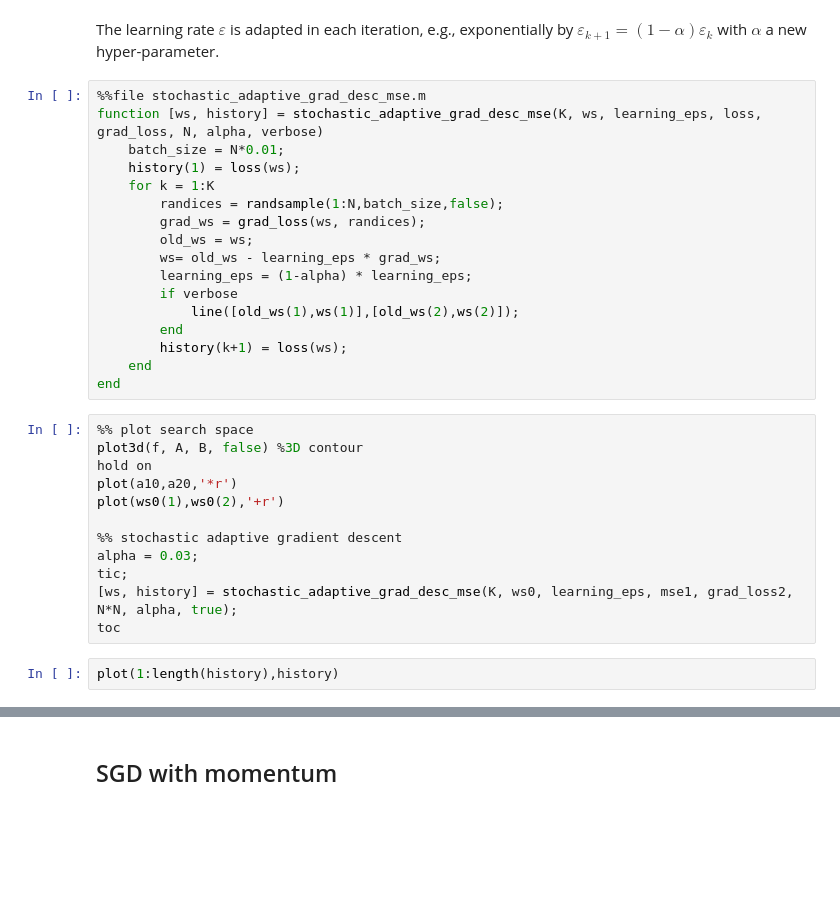
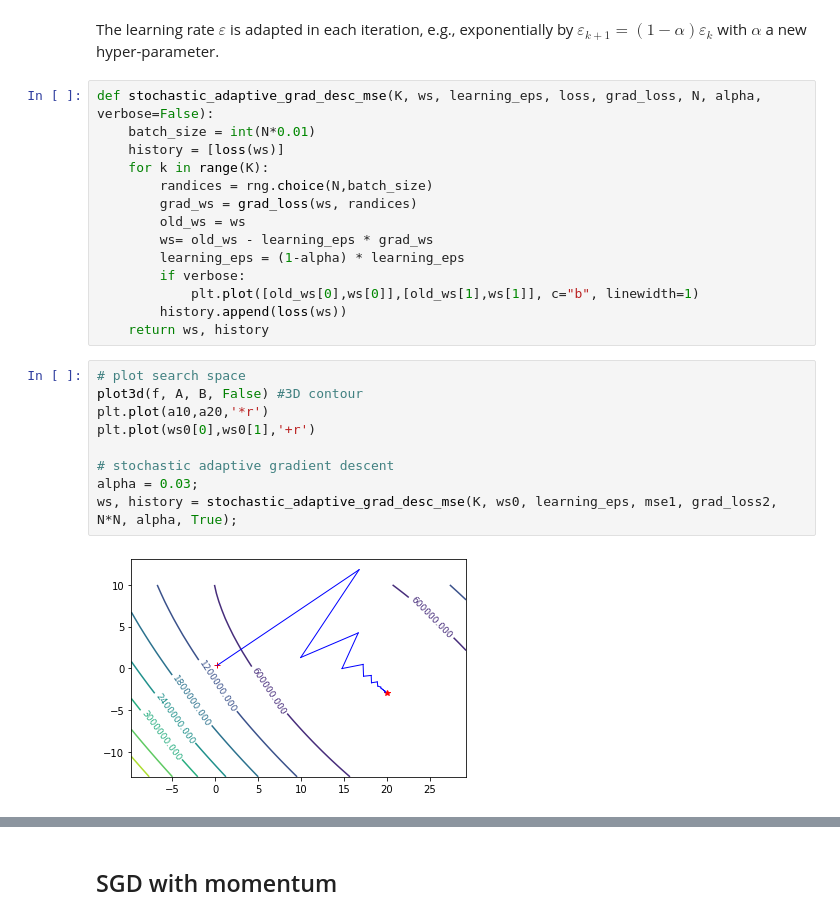
Before and after one commit to derekchased/Public-ML-Notebooks, a Jupyter notebook: DL_7-py-variants-sgd-optimization.ipynb, the cells around one changed output, grey strips where cells are left out. Drawn from its saved outputs; the diff is of its cells as text; blank space fills up the shorter version.

```diff
--- a/DL_7-py-variants-sgd-optimization.ipynb
+++ b/DL_7-py-variants-sgd-optimization.ipynb
@@ -277,33 +280,27 @@ plot(1:length(history),history)
 # %% [markdown]
 The learning rate $\varepsilon$ is adapted in each iteration, e.g., exponentially by $\varepsilon_{k+1} = (1-\alpha)\varepsilon_{k}$ with $\alpha$ a new hyper-parameter.
 # %%
-%%file stochastic_adaptive_grad_desc_mse.m
-function [ws, history] = stochastic_adaptive_grad_desc_mse(K, ws, learning_eps, loss, grad_loss, N, alpha, verbose)
-    batch_size = N*0.01;
-    history(1) = loss(ws);
-    for k = 1:K
-        randices = randsample(1:N,batch_size,false);
-        grad_ws = grad_loss(ws, randices);
-        old_ws = ws;
-        ws= old_ws - learning_eps * grad_ws;
-        learning_eps = (1-alpha) * learning_eps;
-        if verbose
-            line([old_ws(1),ws(1)],[old_ws(2),ws(2)]);
-        end
-        history(k+1) = loss(ws);
-    end
-end
+def stochastic_adaptive_grad_desc_mse(K, ws, learning_eps, loss, grad_loss, N, alpha, verbose=False):
+    batch_size = int(N*0.01)
+    history = [loss(ws)]
+    for k in range(K):
+        randices = rng.choice(N,batch_size)
+        grad_ws = grad_loss(ws, randices)
+        old_ws = ws
+        ws= old_ws - learning_eps * grad_ws
+        learning_eps = (1-alpha) * learning_eps
+        if verbose:
+            plt.plot([old_ws[0],ws[0]],[old_ws[1],ws[1]], c="b", linewidth=1)
+        history.append(loss(ws))
+    return ws, history
 # %%
-%% plot search space
-plot3d(f, A, B, false) %3D contour
-hold on
-plot(a10,a20,'*r')
-plot(ws0(1),ws0(2),'+r')
+# plot search space
+plot3d(f, A, B, False) #3D contour
+plt.plot(a10,a20,'*r')
+plt.plot(ws0[0],ws0[1],'+r')
 
-%% stochastic adaptive gradient descent
+# stochastic adaptive gradient descent
 alpha = 0.03;
-tic;
-[ws, history] = stochastic_adaptive_grad_desc_mse(K, ws0, learning_eps, mse1, grad_loss2, N*N, alpha, true);
-toc
+ws, history = stochastic_adaptive_grad_desc_mse(K, ws0, learning_eps, mse1, grad_loss2, N*N, alpha, True);
+# %% [output]
+[figure, added]
-# %%
-plot(1:length(history),history)
```
Also changed, not shown: parts of 34 cells of this notebook.
